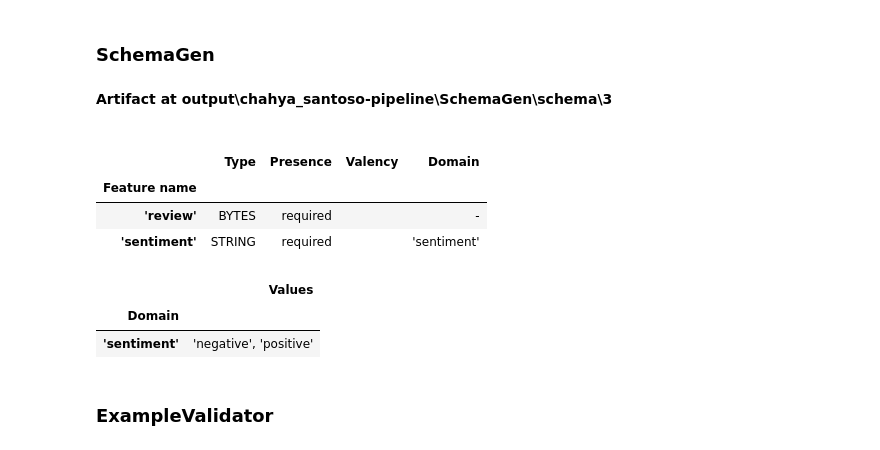
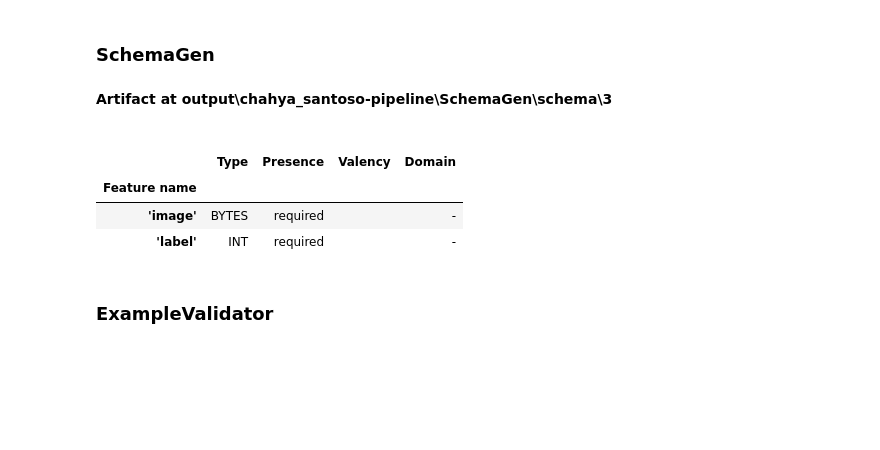
Before and after one commit to chahyasantoso/submission2-digit, a Jupyter notebook: interactive_context.ipynb, the cells around one changed output. Drawn from its saved outputs; the diff is of its cells as text; code cells hidden in the pictures; blank space fills up the shorter version.

```diff
--- a/interactive_context.ipynb
+++ b/interactive_context.ipynb
@@ -12,9 +9,9 @@ PIPELINE_NAME = 'chahya_santoso-pipeline'
 
 # pipeline inputs
 DATA_ROOT = 'data'
-TRANSFORM_MODULE_FILE = 'modules/review_sentiment_transform.py'
-TUNER_MODULE_FILE = 'modules/review_sentiment_tuner.py'
-TRAINER_MODULE_FILE = 'modules/review_sentiment_trainer.py'
+TRANSFORM_MODULE_FILE = 'modules/digit_classification_transform.py'
+TUNER_MODULE_FILE = 'modules/digit_classification_tuner.py'
+TRAINER_MODULE_FILE = 'modules/digit_classification_trainer.py'
 
 # pipeline outputs
 OUTPUT_BASE = 'output'
@@ -38,8 +35,8 @@ components = init_components(
         'tuner': TUNER_MODULE_FILE,
         'trainer': TRAINER_MODULE_FILE,
     },
-    training_steps=625,
-    eval_steps=156,
+    training_steps=80,
+    eval_steps=15,
     serving_model_dir=serving_model_dir,
 )
 # %% [markdown]
@@ -94,18 +102,17 @@ Artifact at output\chahya_santoso-pipeline\StatisticsGen\statistics\2
 # %% [markdown]
 ### SchemaGen
 # %%
+"""schema_gen = SchemaGen(
+      statistics=statistics_gen.outputs['statistics'], infer_feature_shape=True)"""
 schema_gen = components[2]
 interactive_context.run(schema_gen)
 interactive_context.show(schema_gen.outputs['schema'])
 # %% [output]
 Artifact at output\chahya_santoso-pipeline\SchemaGen\schema\3
 |  | Type | Presence | Valency | Domain |
 | Feature name |  |  |  |  |
-| 'review' | BYTES | required |  | - |
-| 'sentiment' | STRING | required |  | 'sentiment' |
+| 'image' | BYTES | required |  | - |
+| 'label' | INT | required |  | - |
-|  | Values |
-| Domain |  |
-| 'sentiment' | 'negative', 'positive' |
 # %% [markdown]
 ### ExampleValidator
 # %%
```
Also changed, not shown: parts of 21 cells of this notebook, 19 other files.
